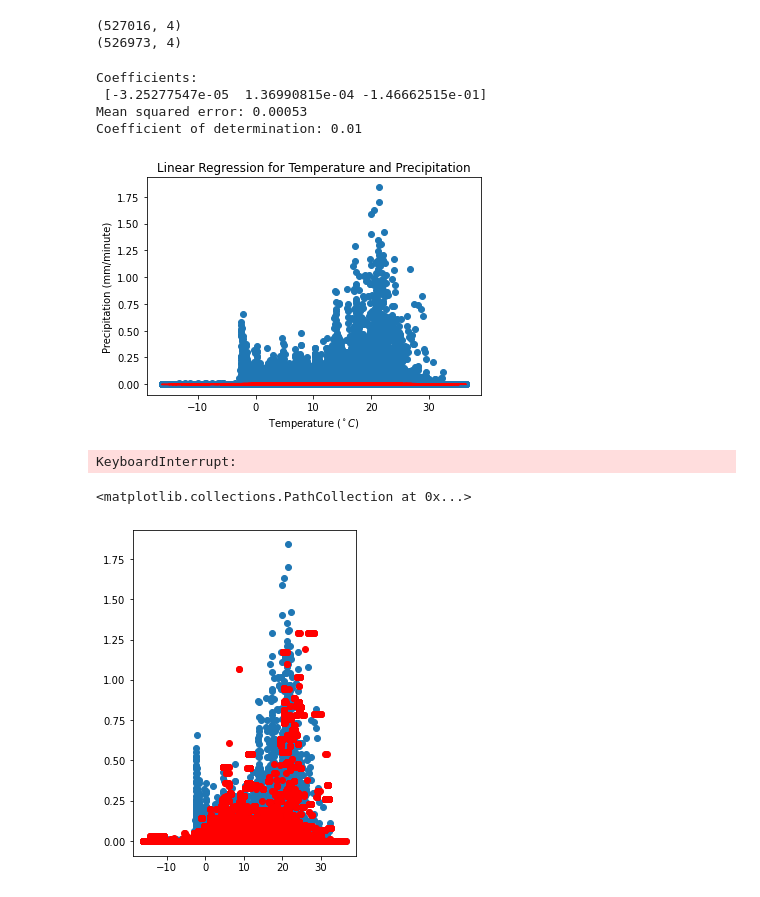
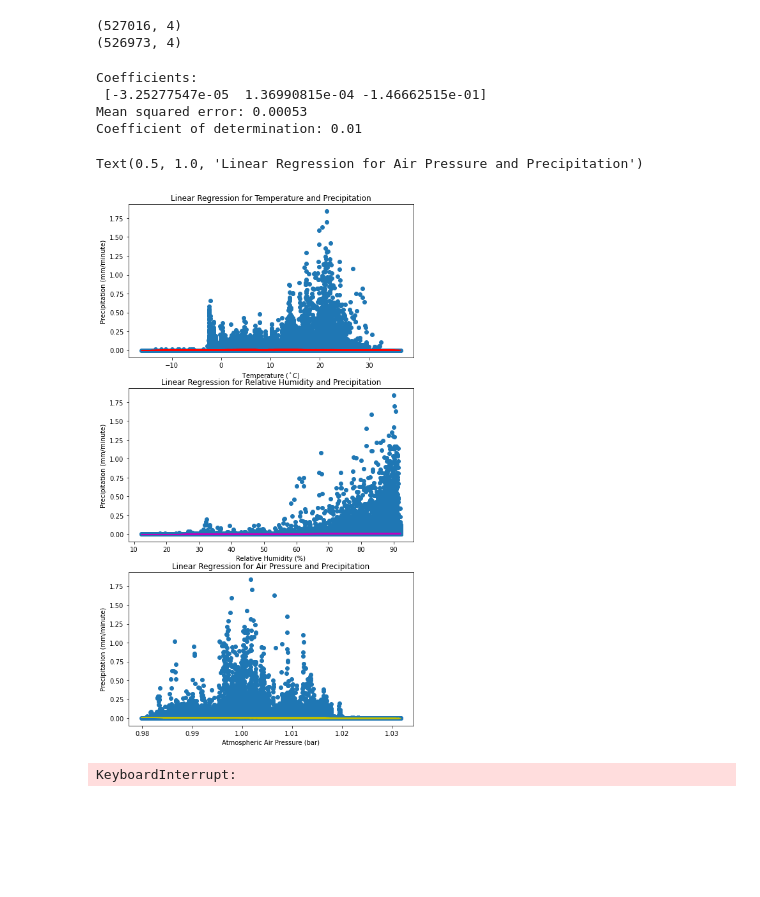
Before and after one commit to zhangt3-e/senior_thesis, a Jupyter notebook: Code/ML.ipynb, the cells around one changed output. Saved outputs shown, nothing was run; the diff lists cells and outputs as text; code cells hidden in the pictures; blank space fills up the shorter version.

```diff
--- a/Code/ML.ipynb
+++ b/Code/ML.ipynb
@@ -41,25 +41,41 @@ print(Whole20.shape)
 # %%
 # This trains using a dataset, and uses that to predict the future!
 # Shows that its not particularly good.
 reg = LinearRegression()
 reg.fit(Whole18[:, np.arange(0, 3)], Whole18[:, 3])
 predict2019 = reg.predict(Whole19[:,np.arange(0, 3)])
+plt.figure(figsize = (8, 15))
+plt.subplot(3, 1, 1)
 plt.scatter(Whole19[:, 0], Whole19[:, 3])
 plt.plot(Whole19[:, 0], predict2019, color = 'r')
 plt.xlabel('Temperature ($^\circ C$)')
 plt.ylabel('Precipitation (mm/minute)')
 plt.title('Linear Regression for Temperature and Precipitation')
 print('Coefficients: \n', reg.coef_)
 print('Mean squared error: %.5f'
      % mean_squared_error(Whole19[:, 3], predict2019))
 print('Coefficient of determination: %.2f'
       % r2_score(Whole19[:,3], predict2019))
+plt.subplot(3, 1, 2)
+plt.scatter(Whole19[:, 1], Whole19[:, 3])
+plt.plot(Whole19[:, 1], predict2019, color = 'm')
+plt.ylabel('Precipitation (mm/minute)')
+plt.xlabel('Relative Humidity (%)')
+plt.title('Linear Regression for Relative Humidity and Precipitation')
+
+plt.subplot(3,1,3)
+plt.scatter(Whole19[:, 2], Whole19[:, 3])
+plt.plot(Whole19[:, 2], predict2019, color = 'y')
+plt.ylabel('Precipitation (mm/minute)')
+plt.xlabel('Atmospheric Air Pressure (bar)')
+plt.title('Linear Regression for Air Pressure and Precipitation')
 # %% [output]
 Coefficients:
  [-3.25277547e-05  1.36990815e-04 -1.46662515e-01]
 Mean squared error: 0.00053
 Coefficient of determination: 0.01
+Text(0.5, 1.0, 'Linear Regression for Air Pressure and Precipitation')
-[figure, old version]
+[figure, new version]
 # %%
 # Try another approach! Decision Tree for example
 from sklearn.datasets import load_iris
@@ -70,14 +86,3 @@ clf = DecisionTreeClassifier()
 clf = clf.fit(Whole18[:, np.arange(0, 4)], np.arange(0, len(Whole18)))
 # %% [output]
 KeyboardInterrupt:
-# %%
-from sklearn.tree import DecisionTreeRegressor
-newclf = DecisionTreeRegressor()
-newclf = newclf.fit(Whole18[:, np.arange(0, 3)], Whole18[:, 3])
-newpredict2019 = newclf.predict(Whole19[:, np.arange(0, 3)])
-plt.figure(figsize = (4, 6))
-plt.scatter(Whole19[:, 0], Whole19[:, 3])
-plt.scatter(Whole19[:,0], newpredict2019, color = 'r')
-# %% [output]
-<matplotlib.collections.PathCollection at 0x...>
-[figure, removed]
```
Also changed, not shown: parts of 1 cell of this notebook, 4 other files.
